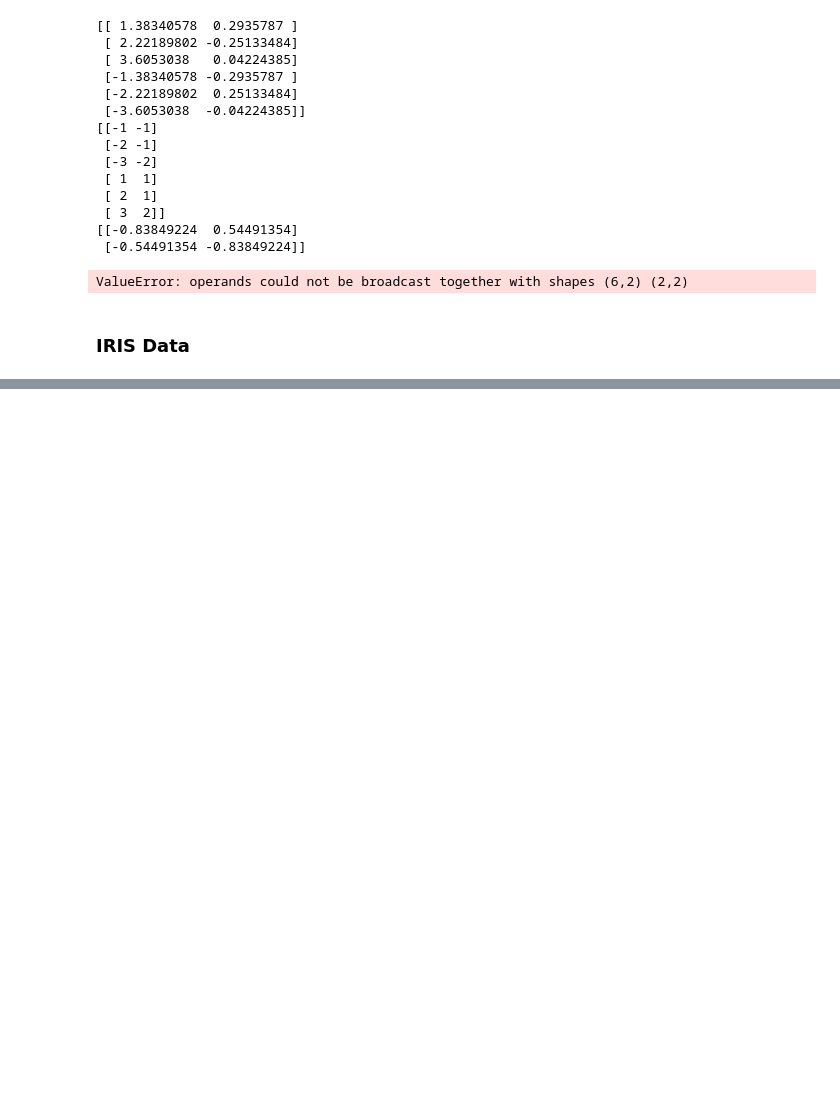
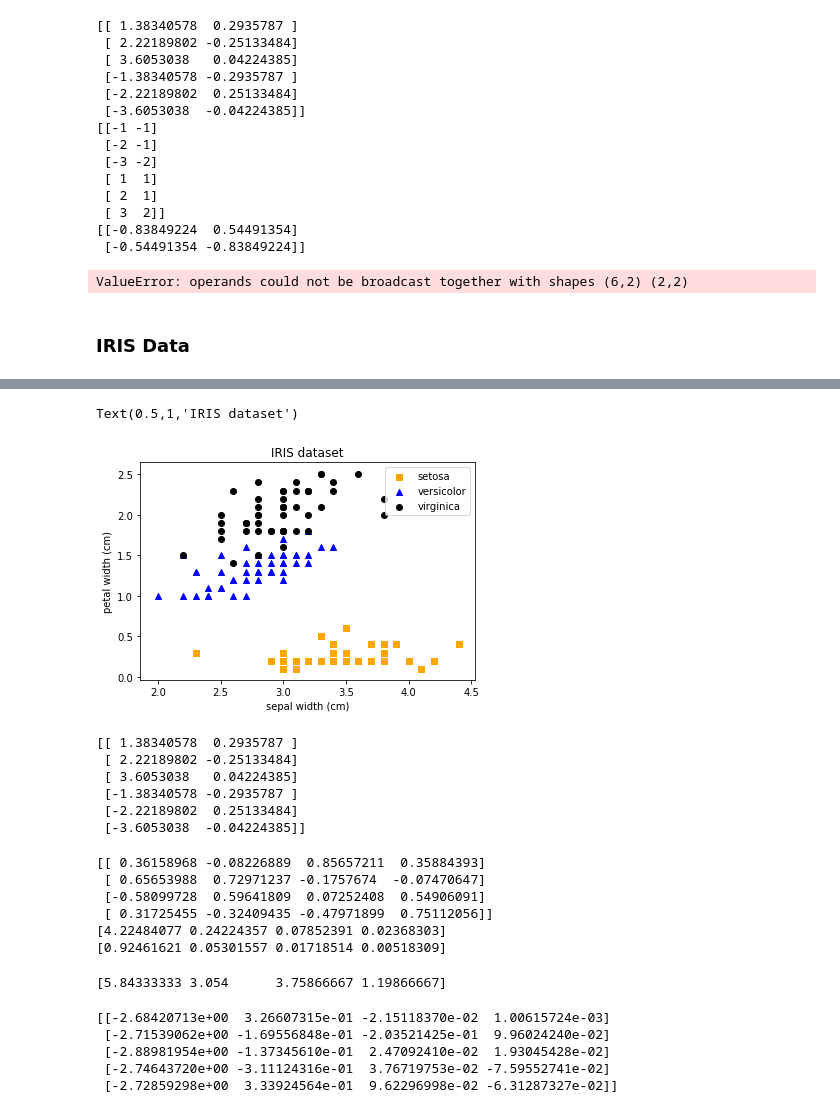
Before and after one commit to Yeo0/Study, a Jupyter notebook: 2018 NIMS/Python/L08_Python_NMS (PCA).ipynb, the cells around one changed output, grey strips where cells are left out. Saved outputs shown, nothing was run; the diff lists cells and outputs as text; code cells hidden in the pictures; blank space fills up the shorter version.

```diff
--- a/2018 NIMS/Python/L08_Python_NMS (PCA).ipynb
+++ b/2018 NIMS/Python/L08_Python_NMS (PCA).ipynb
@@ -79,0 +78,4 @@ from sklearn.datasets import load_iris
+# %%
+iris=load_iris()
+#print(iris)
+print(iris.keys())
@@ -79,0 +104,56 @@ from sklearn.datasets import load_iris
+# %%
+X=iris.data
+y=iris.target
+target_names=iris.target_names
+# %%
+color=['orange','blue','black']
+markers=['s','^','o']
+
+ax1=1
+ax2=3
+for col,mak,i,tname in zip (color,markers,[0,1,2],target_names):
+    plt.scatter(X[y==i,ax1],X[y==i,ax2],color=col,marker=mak,label=tname)
+
+plt.legend(loc='best',shadow=False, scatterpoints=1)
+plt.xlabel(iris.feature_names[ax1])
+plt.ylabel(iris.feature_names[ax2])
+plt.title('IRIS dataset')
+# %% [output]
+Text(0.5,1,'IRIS dataset')
+[figure, added]
+# %%
+pca=PCA(n_components=4) #number of components
+pca.fit(X)
+
+print(X_r)
+# %% [output]
+[[ 1.38340578  0.2935787 ]
+ [ 2.22189802 -0.25133484]
+ [ 3.6053038   0.04224385]
+ [-1.38340578 -0.2935787 ]
+ [-2.22189802  0.25133484]
+ [-3.6053038  -0.04224385]]
+# %%
+print(pca.components_)
+print(pca.explained_variance_)
+print(pca.explained_variance_ratio_)
+# %% [output]
+[[ 0.36158968 -0.08226889  0.85657211  0.35884393]
+ [ 0.65653988  0.72971237 -0.1757674  -0.07470647]
+ [-0.58099728  0.59641809  0.07252408  0.54906091]
+ [ 0.31725455 -0.32409435 -0.47971899  0.75112056]]
+[4.22484077 0.24224357 0.07852391 0.02368303]
+[0.92461621 0.05301557 0.01718514 0.00518309]
+# %%
+print(pca.mean_)
+# %% [output]
+[5.84333333 3.054      3.75866667 1.19866667]
+# %%
+X_r=pca.fit(X).transform(X)
+print(X_r[0:5])
+# %% [output]
+[[-2.68420713e+00  3.26607315e-01 -2.15118370e-02  1.00615724e-03]
+ [-2.71539062e+00 -1.69556848e-01 -2.03521425e-01  9.96024240e-02]
+ [-2.88981954e+00 -1.37345610e-01  2.47092410e-02  1.93045428e-02]
+ [-2.74643720e+00 -3.11124316e-01  3.76719753e-02 -7.59552741e-02]
+ [-2.72859298e+00  3.33924564e-01  9.62296998e-02 -6.31287327e-02]]
```
Also changed, not shown: parts of 10 cells of this notebook, 1 other file.
